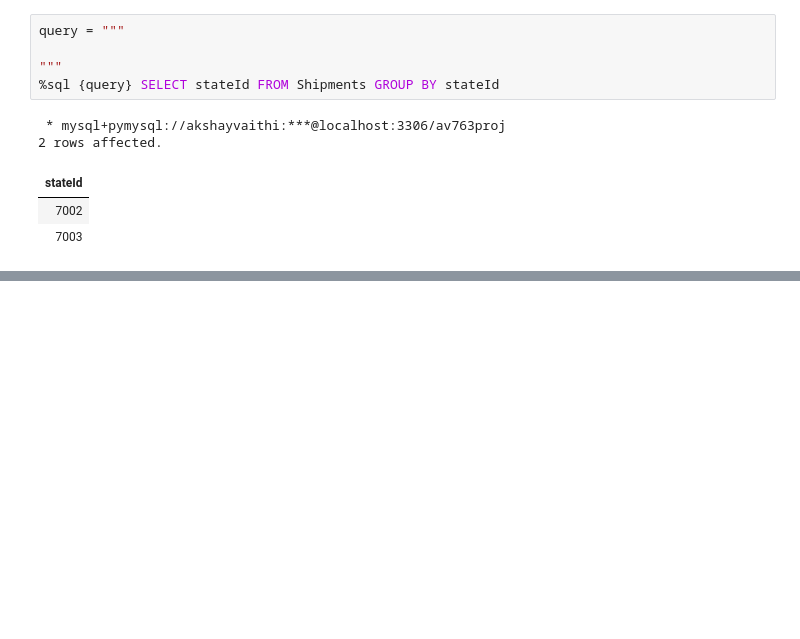
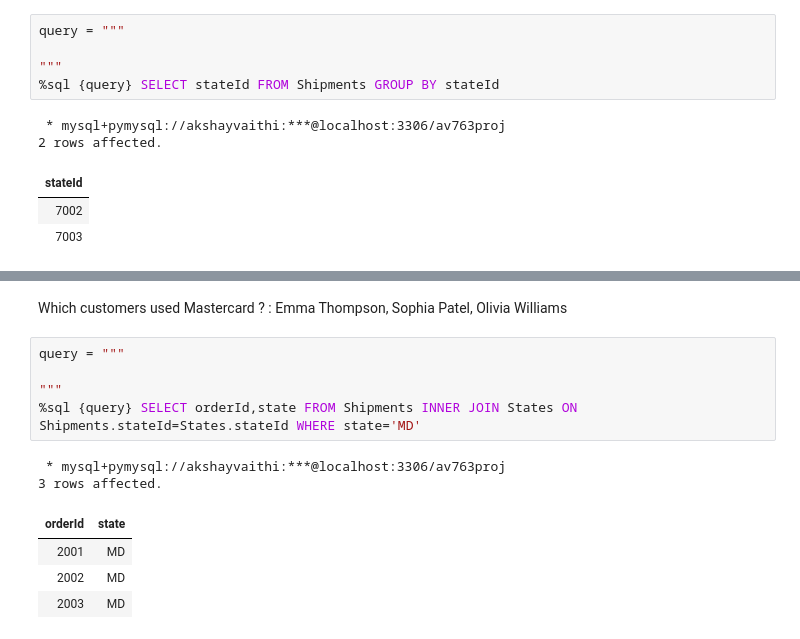
Before and after one commit to akshayvaithi/E-Commerce-Database-Project, a Jupyter notebook: eCommerceDatabase.ipynb, the cells around one changed output, grey strips where cells are left out. Cells and saved outputs as stored; diff of their text form; blank space fills up the shorter version.

```diff
--- a/eCommerceDatabase.ipynb
+++ b/eCommerceDatabase.ipynb
@@ -305,0 +402,14 @@ How many different states were products shipped to ? : 2
+# %% [markdown]
+Which customers used Mastercard ? : Emma Thompson, Sophia Patel, Olivia Williams
+# %%
+query = """
+
+"""
+%sql {query} SELECT orderId,state FROM Shipments INNER JOIN States ON Shipments.stateId=States.stateId WHERE state='MD'
+# %% [output]
+ * mysql+pymysql://akshayvaithi:***@localhost:3306/av763proj
+3 rows affected.
+| orderId | state |
+| 2001 | MD |
+| 2002 | MD |
+| 2003 | MD |
```
Also changed, not shown: parts of 25 cells of this notebook.
